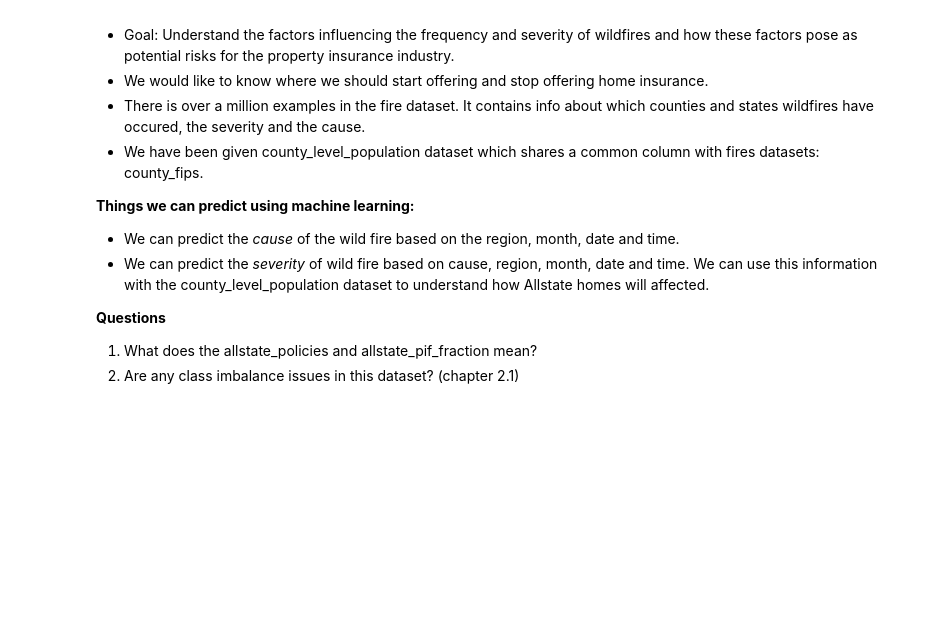
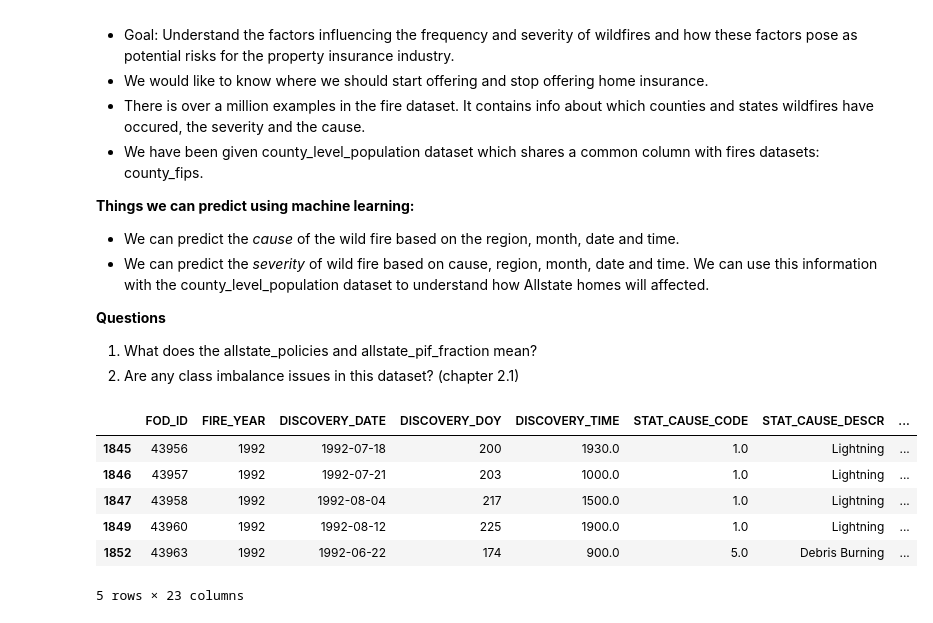
Before and after one commit to nandinijirobe/Allstate_AIStudio_Project, a Jupyter notebook: Allstate_AI_Studio_Project.ipynb, the cells around one changed output. Saved outputs shown, nothing was run; the diff lists cells and outputs as text; code cells hidden in the pictures; blank space fills up the shorter version.

```diff
--- a/Allstate_AI_Studio_Project.ipynb
+++ b/Allstate_AI_Studio_Project.ipynb
@@ -73,3 +128,16 @@ Resources: Unit 2 of Machine Learning Foundations
 **Questions**
 1.   What does the allstate_policies and allstate_pif_fraction mean?
 2.   Are any class imbalance issues in this dataset? (chapter 2.1)
+# %%
+# Dropping unnecessary columns
+drop_list = [
+    "Unnamed: 0","OBJECTID", "FPA_ID", "SOURCE_SYSTEM_TYPE", "SOURCE_SYSTEM",
+    "NWCG_REPORTING_AGENCY", "NWCG_REPORTING_UNIT_ID", "NWCG_REPORTING_UNIT_NAME", "SOURCE_REPORTING_UNIT",
+    "SOURCE_REPORTING_UNIT_NAME", "LOCAL_INCIDENT_ID", "FIRE_NAME", "OWNER_CODE", "OWNER_DESCR", "fips_state_cd",
+    "agency_UnitId", "agency_GeographicArea", "agency_Gacc", "agency_WildlandRole", "agency_UnitType",
+    "agency_Department", "agency_Agency", "agency_Country", "agency_State", "agency_Code", "agency_Name"
+]
+
+def drop_unnecessary_columns(df):
+    df.drop(drop_list, axis=1,  inplace = True)
+    return df
@@ -76,2 +174,10 @@ Resources: Unit 2 of Machine Learning Foundations
 # %%
-df.head(5)
+df1.head(5)
+# %% [output]
+|  | FOD_ID | FIRE_YEAR | DISCOVERY_DATE | DISCOVERY_DOY | DISCOVERY_TIME | STAT_CAUSE_CODE | STAT_CAUSE_DESCR | ... |
+| 1845 | 43956 | 1992 | 1992-07-18 | 200 | 1930.0 | 1.0 | Lightning | ... |
+| 1846 | 43957 | 1992 | 1992-07-21 | 203 | 1000.0 | 1.0 | Lightning | ... |
+| 1847 | 43958 | 1992 | 1992-08-04 | 217 | 1500.0 | 1.0 | Lightning | ... |
+| 1849 | 43960 | 1992 | 1992-08-12 | 225 | 1900.0 | 1.0 | Lightning | ... |
+| 1852 | 43963 | 1992 | 1992-06-22 | 174 | 900.0 | 5.0 | Debris Burning | ... |
+5 rows × 23 columns
```
Also changed, not shown: parts of 14 cells of this notebook.
